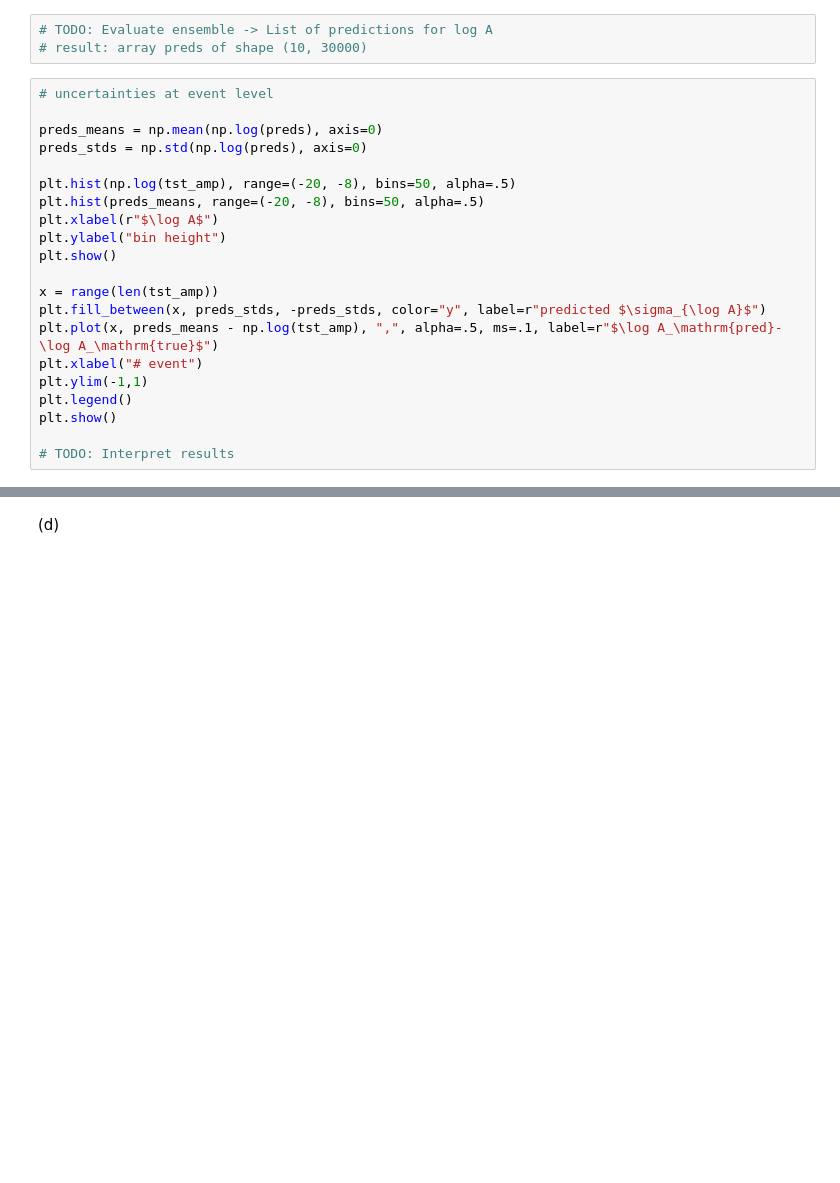
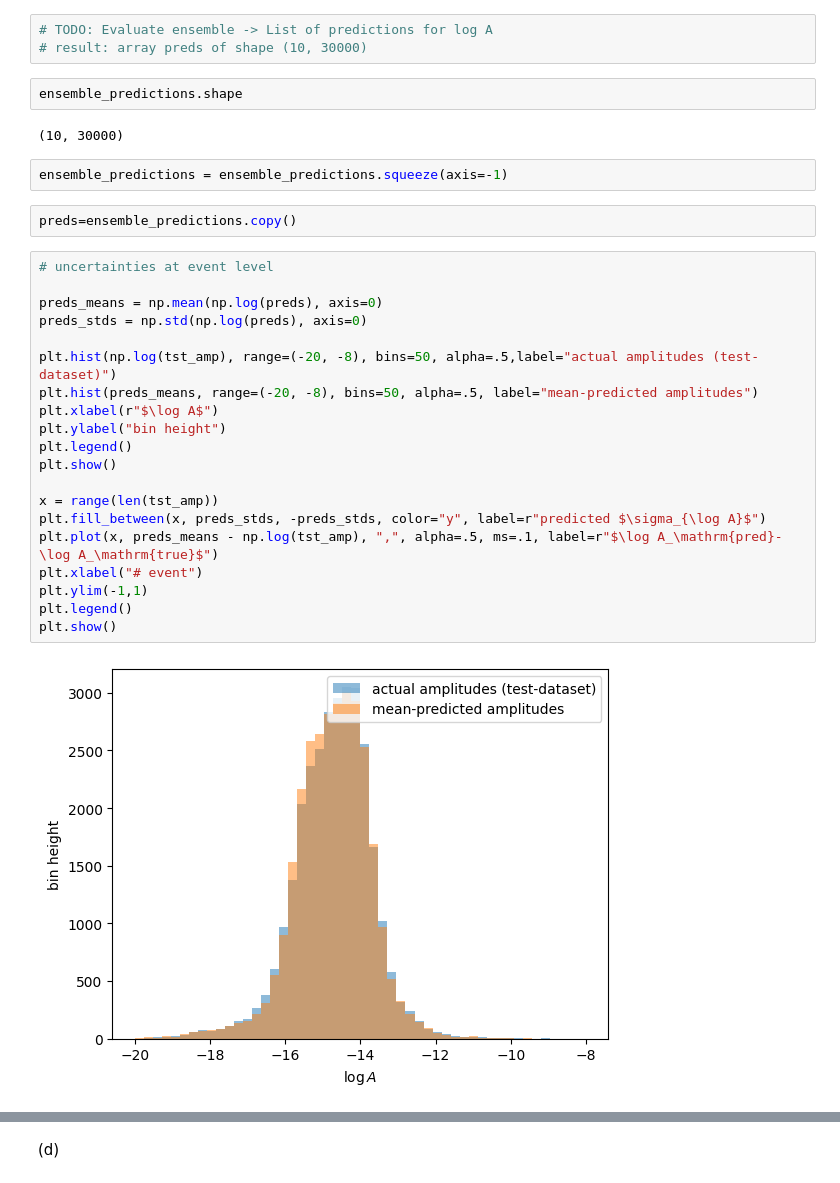
Before and after one commit to neelkanthrawat/mlph2023-Exercises, a Jupyter notebook: Copy_of_sheet05.ipynb, the cells around one changed output, grey strips where cells are left out. Cells and saved outputs as stored; diff of their text form; blank space fills up the shorter version.

```diff
--- a/Copy_of_sheet05.ipynb
+++ b/Copy_of_sheet05.ipynb
@@ -828,24 +1094,33 @@ print(f"val   amp  shape: {val_amp.shape}")
 # %%
 # TODO: Evaluate ensemble -> List of predictions for log A
 # result: array preds of shape (10, 30000)
+# %%
+ensemble_predictions.shape
+# %% [output]
+(10, 30000)
+# %%
+ensemble_predictions = ensemble_predictions.squeeze(axis=-1)
+# %%
+preds=ensemble_predictions.copy()
 # %%
 # uncertainties at event level
 
 preds_means = np.mean(np.log(preds), axis=0)
 preds_stds = np.std(np.log(preds), axis=0)
 
-plt.hist(np.log(tst_amp), range=(-20, -8), bins=50, alpha=.5)
-plt.hist(preds_means, range=(-20, -8), bins=50, alpha=.5)
+plt.hist(np.log(tst_amp), range=(-20, -8), bins=50, alpha=.5,label="actual amplitudes (test-dataset)")
+plt.hist(preds_means, range=(-20, -8), bins=50, alpha=.5, label="mean-predicted amplitudes")
 plt.xlabel(r"$\log A$")
 plt.ylabel("bin height")
+plt.legend()
 plt.show()
 
 x = range(len(tst_amp))
 plt.fill_between(x, preds_stds, -preds_stds, color="y", label=r"predicted $\sigma_{\log A}$")
 plt.plot(x, preds_means - np.log(tst_amp), ",", alpha=.5, ms=.1, label=r"$\log A_\mathrm{pred}-\log A_\mathrm{true}$")
 plt.xlabel("# event")
 plt.ylim(-1,1)
 plt.legend()
 plt.show()
-
-# TODO: Interpret results
+# %% [output]
+[figure, added]
```
Also changed, not shown: parts of 27 cells of this notebook.
